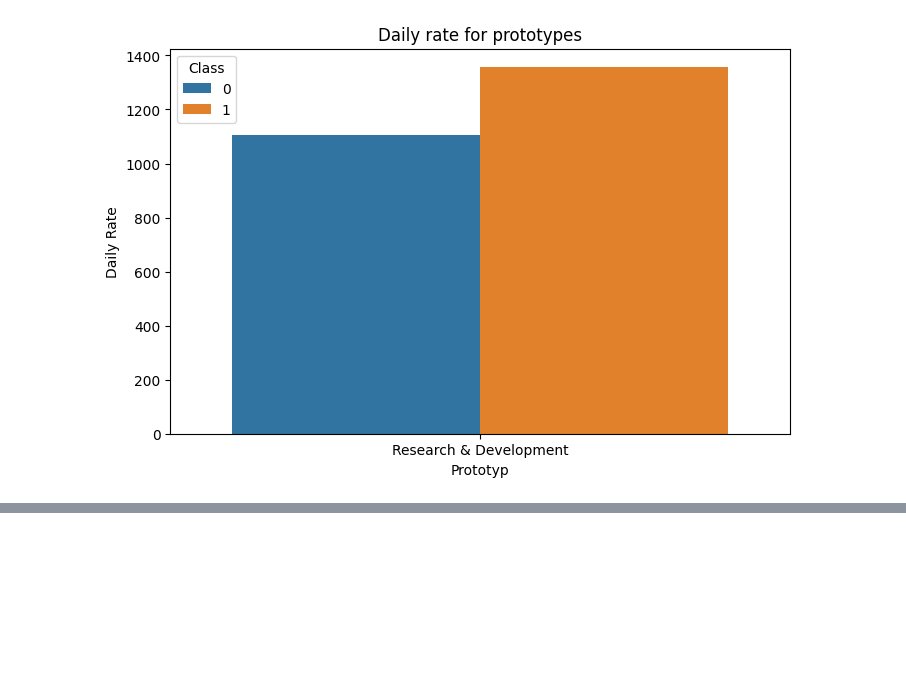
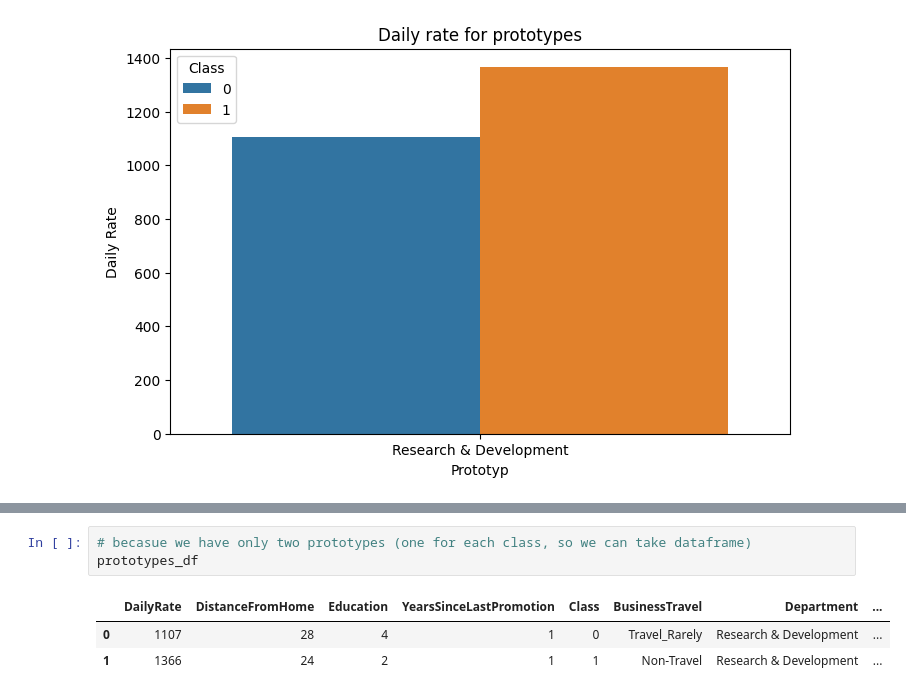
Before and after one commit to chihab4real/Explanation-Comparisons, a Jupyter notebook: mainWithPrototypes.ipynb, the cells around one changed output, grey strips where cells are left out. Cells and saved outputs as stored; diff of their text form; blank space fills up the shorter version.

Commit message:
pair_similarity + dataframe

```diff
--- a/mainWithPrototypes.ipynb
+++ b/mainWithPrototypes.ipynb
@@ -678,0 +679,7 @@ Name: 42, dtype: int64
+# %%
+# becasue we have only two prototypes (one for each class, so we can take dataframe)
+prototypes_df
+# %% [output]
+|  | DailyRate | DistanceFromHome | Education | YearsSinceLastPromotion | Class | BusinessTravel | Department | ... |
+| 0 | 1107 | 28 | 4 | 1 | 0 | Travel_Rarely | Research & Development | ... |
+| 1 | 1366 | 24 | 2 | 1 | 1 | Non-Travel | Research & Development | ... |
```
Also changed, not shown: parts of 10 cells of this notebook.
